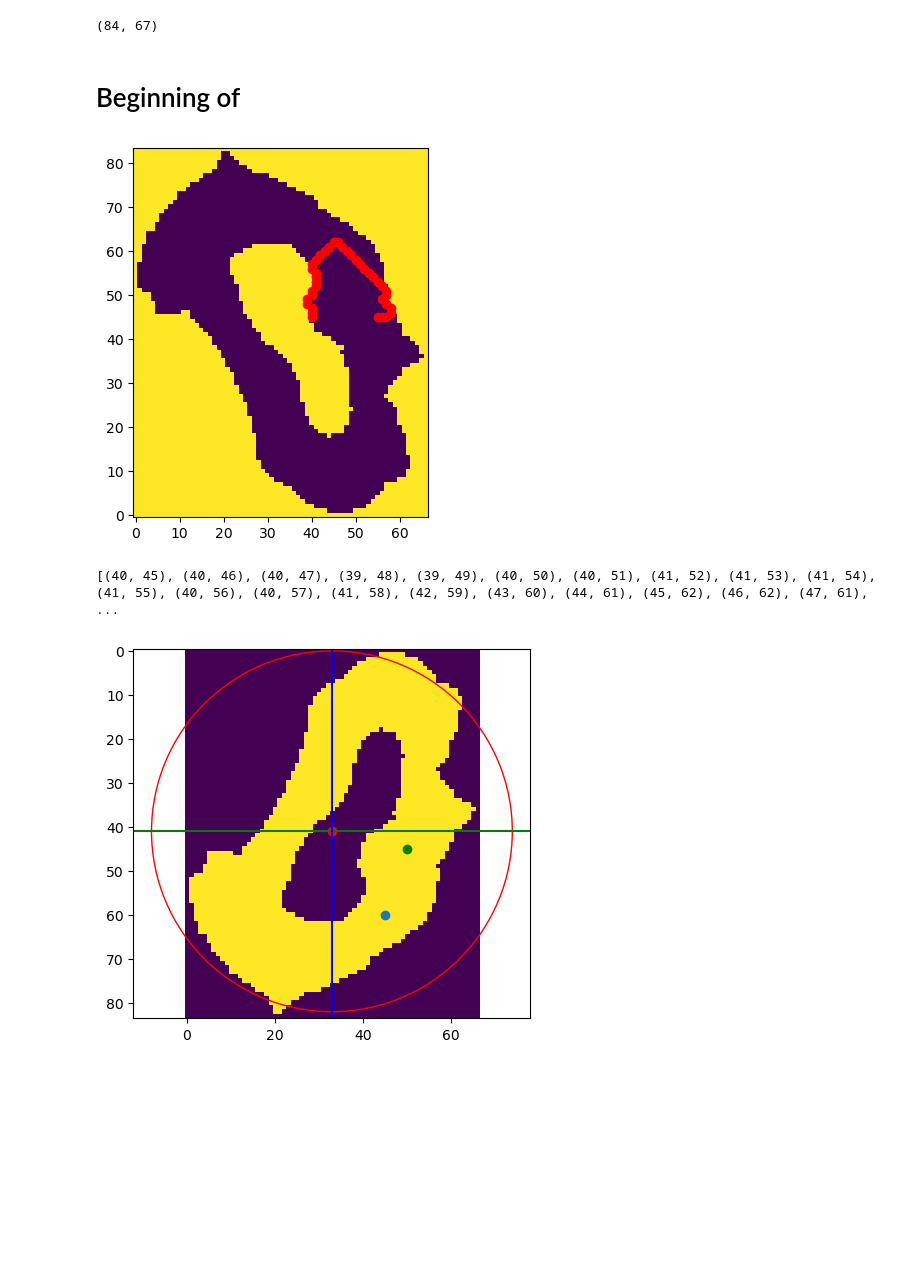
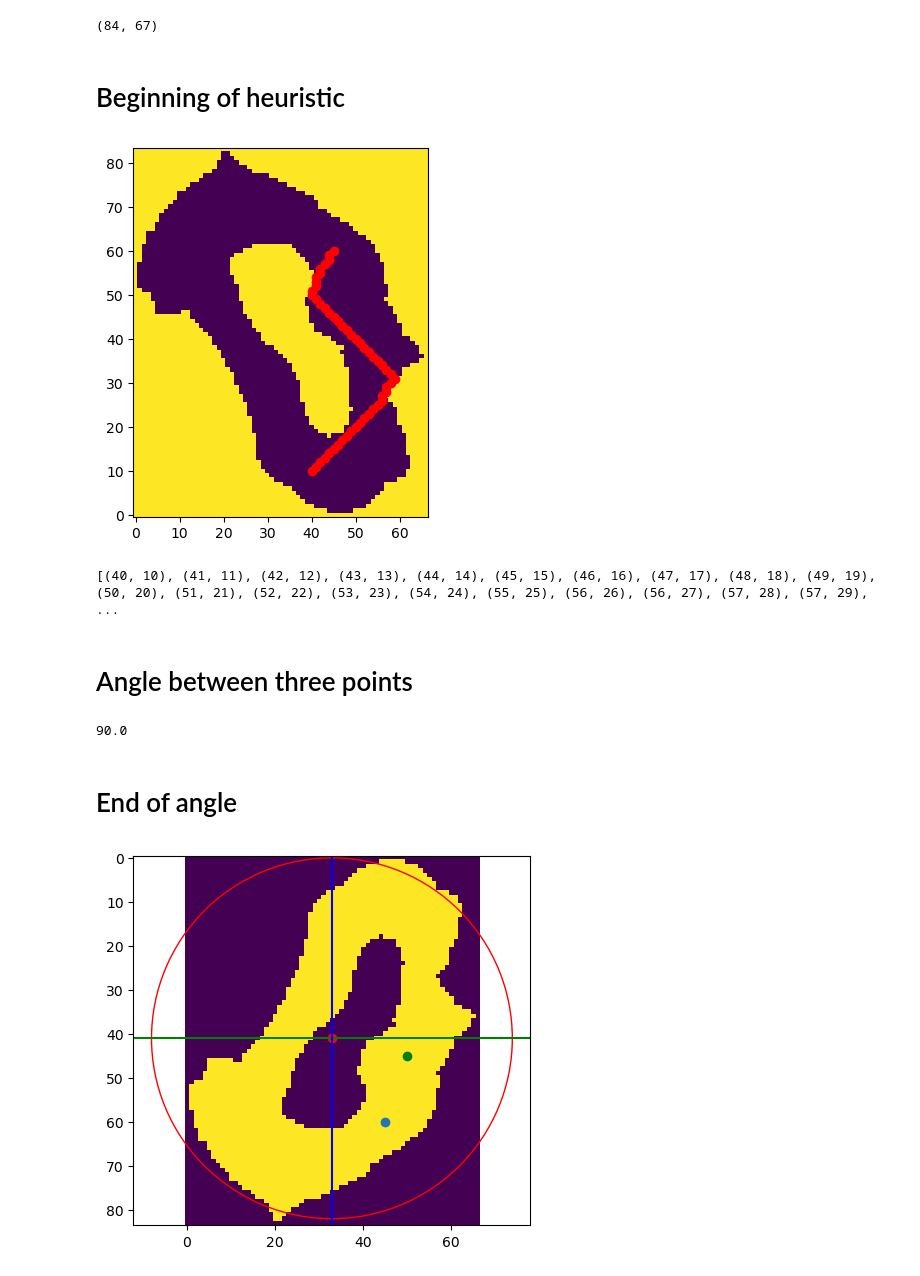
Before and after one commit to tommaso-bertola/computer-vision-and-robotics, a Jupyter notebook: robot-code/pathfinding/heuristic.ipynb, the cells around one changed output. Saved outputs shown, nothing was run; the diff lists cells and outputs as text; code cells hidden in the pictures; blank space fills up the shorter version.

Commit message:
Working on heuristic function

```diff
--- a/robot-code/pathfinding/heuristic.ipynb
+++ b/robot-code/pathfinding/heuristic.ipynb
@@ -81,13 +81,16 @@ mask.shape
 [figure]
 (84, 67)
 # %% [markdown]
-# Beginning of
+# Beginning of heuristic
 # %%
 def distance(a,b):
     return np.sqrt((a[0]-b[0])**2+ (a[1]-b[1])**2)
 
 
 def angle_between_three_points(pointA, pointB, pointC):
+    '''Returns the angle (in degrees) between vectors AB and AC'''
+
+
     # Check if pointA and pointC are the same
     if np.all(pointA == pointC):
         return 0
@@ -149,6 +152,7 @@ def heuristic_(maze, current, start):
     # print("Max and min rows",max_row, min_row)
     # print("Max and min cols",max_col, min_col)
 
+    # Find center of the circle
     center_row, center_col = max_row+int((min_row-max_row)/2), max_col+int((min_col-max_col)/2)
     center = [center_row, center_col]
 
@@ -171,11 +175,11 @@ def heuristic_(maze, current, start):
 
     # arc: 2*pi*r = theta : 360
     arc = (angle*2*math.pi*radius)/360
+    circumference = 2*math.pi*radius
 
 
     # total_distance = dist_current_circle + 2*r*pi-arc + dist_start_circle
-
-    total_distance = dist_start_circle + dist_current_circle + arc
+    total_distance = dist_start_circle + dist_current_circle + circumference - arc
 
 
     # return center_row, center_col, radius, total_distance
@@ -244,13 +248,59 @@ def maze_plot(maze, start, end):
 # %%
 mask = 1-mask
 
-start = (40,45)
-end = (55, 45)
+start = (40,10)
+end = (45, 60)
+# point = (20,70)
 
 maze_plot(mask, start, end)
+# plt.scatter([point[0]], [point[1]])
 # %% [output]
-[figure, old version]
+[figure, new version]
-[(40, 45), (40, 46), (40, 47), (39, 48), (39, 49), (40, 50), (40, 51), (41, 52), (41, 53), (41, 54), (41, 55), (40, 56), (40, 57), (41, 58), (42, 59), (43, 60), (44, 61), (45, 62), (46, 62), (47, 61), ...
+[(40, 10), (41, 11), (42, 12), (43, 13), (44, 14), (45, 15), (46, 16), (47, 17), (48, 18), (49, 19), (50, 20), (51, 21), (52, 22), (53, 23), (54, 24), (55, 25), (56, 26), (56, 27), (57, 28), (57, 29), ...
+# %% [markdown]
+# Angle between three points
+# %%
+def angle_between_three_points(pointA, pointB, pointC):
+    '''Returns the angle (in degrees) between vectors AB and AC'''
+
+
+    # Check if pointA and pointC are the same
+    if np.all(pointA == pointC):
+        return 0
+
+    # Calculate vectors AB and AC
+    AB = np.subtract(pointA, pointB)
+    AC = np.subtract(pointA, pointC)
+
+    # Check if AB or AC is a zero vector
+    if np.linalg.norm(AB) == 0 or np.linalg.norm(AC) == 0:
+        raise ValueError("One of the input points is identical to the other.")
+
+    # Normalize the vectors
+    AB_normalized = AB / np.linalg.norm(AB)
+    AC_normalized = AC / np.linalg.norm(AC)
+
+    # Calculate the dot product
+    dot_product = np.dot(AB_normalized, AC_normalized)
+
+    # Calculate the angle in radians
+    angle_radians = np.arccos(np.clip(dot_product, -1.0, 1.0))
+
+    # Convert the angle to degrees and ensure it's between 0 and 360
+    angle_degrees = np.degrees(angle_radians) % 360
+
+    return angle_degrees
+
+
+A = np.array([0,0])
+B = np.array([0,-1])
+C = np.array([1,0])
+
+print(angle_between_three_points(A,B,C))
+# %% [output]
+90.0
+# %% [markdown]
+# End of angle
 # %%
 
 
```
